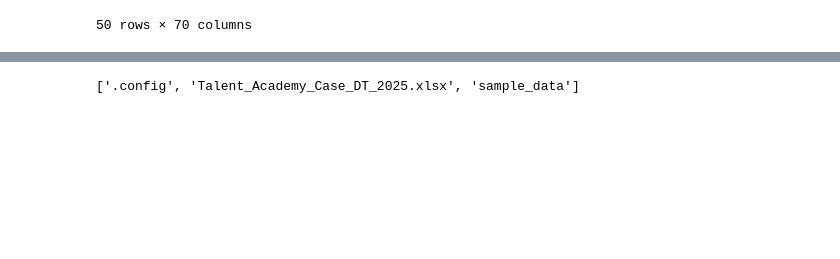
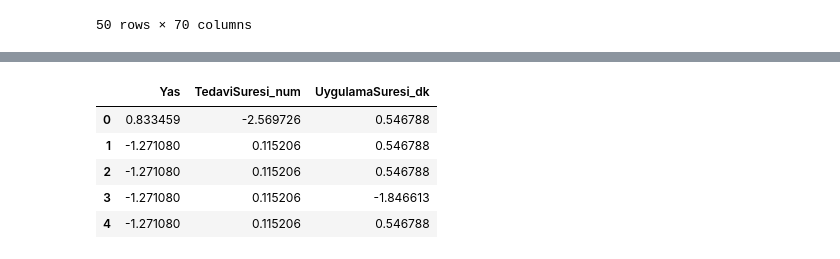
Before and after one commit to busraayukselll/Pusula_Busra_Yuksel, a Jupyter notebook: Pusula_Intern_DataScience.ipynb, the cells around one changed output, grey strips where cells are left out. Cells and saved outputs as stored; diff of their text form; code cells hidden in the pictures; blank space fills up the shorter version.

```diff
--- a/Pusula_Intern_DataScience.ipynb
+++ b/Pusula_Intern_DataScience.ipynb
@@ -616,5 +662,0 @@ fatal: could not read Username for 'https://github.com': No such device or addre
-# %%
-import os
-print(os.listdir("/content"))
-# %% [output]
-['.config', 'Talent_Academy_Case_DT_2025.xlsx', 'sample_data']
@@ -623,0 +663,24 @@ display(df_filtered.head(50))
+# %%
+from sklearn.preprocessing import StandardScaler
+
+# Temizlenmiş veriden bir kopya alıyoruz
+base = df.copy()
+
+# Sayısal sütunlar
+num_cols = ["Yas","TedaviSuresi_num","UygulamaSuresi_dk"]
+
+# Eksik değerleri basitçe dolduralım (ortalama ile)
+base[num_cols] = base[num_cols].fillna(base[num_cols].mean())
+
+# Ölçekleme
+scaler = StandardScaler()
+base[num_cols] = scaler.fit_transform(base[num_cols])
+
+base[num_cols].head()
+# %% [output]
+|  | Yas | TedaviSuresi_num | UygulamaSuresi_dk |
+| 0 | 0.833459 | -2.569726 | 0.546788 |
+| 1 | -1.271080 | 0.115206 | 0.546788 |
+| 2 | -1.271080 | 0.115206 | 0.546788 |
+| 3 | -1.271080 | 0.115206 | -1.846613 |
+| 4 | -1.271080 | 0.115206 | 0.546788 |
```
Also changed, not shown: parts of 9 cells of this notebook.
